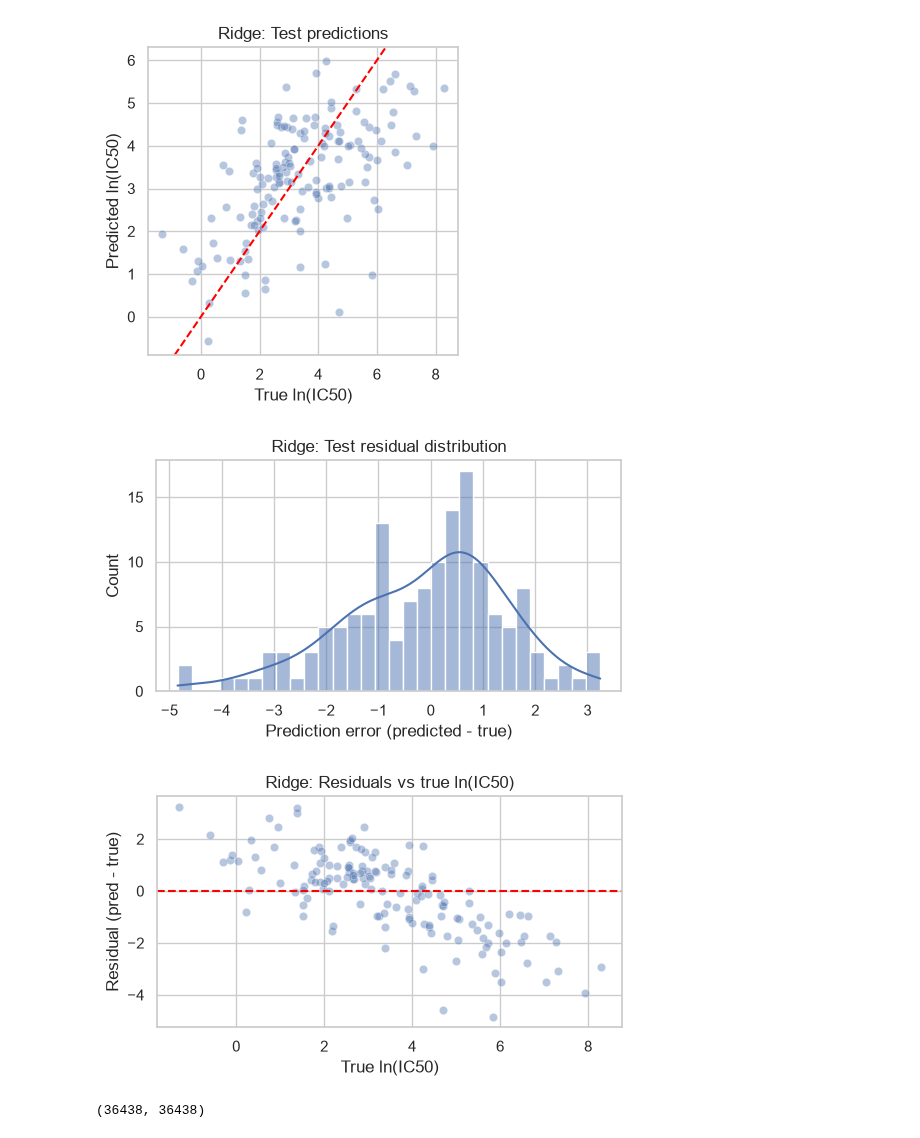
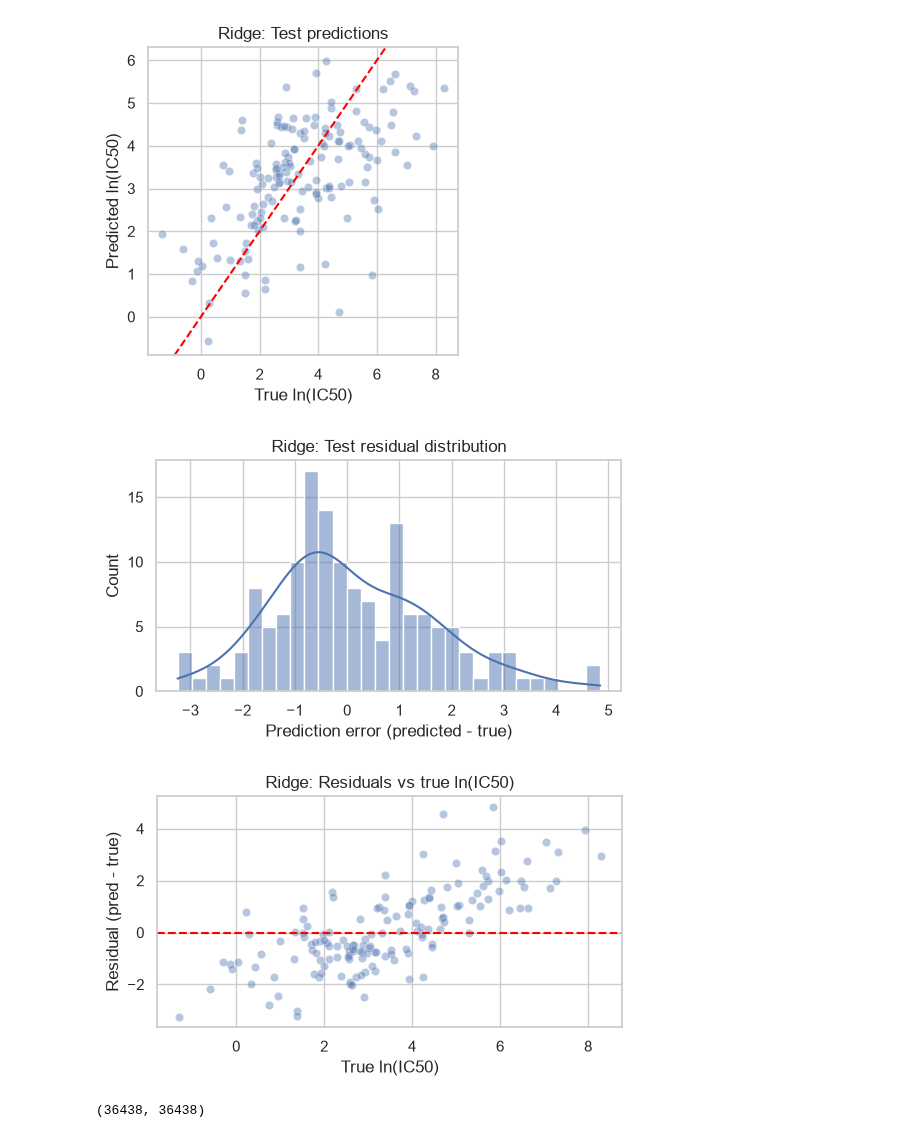
Before and after one commit to AarzuM39/gdsc-drug-response-project, a Jupyter notebook: notebooks/03_baseline_models.ipynb, the cells around one changed output. Saved outputs shown, nothing was run; the diff lists cells and outputs as text; code cells hidden in the pictures.

```diff
--- a/notebooks/03_baseline_models.ipynb
+++ b/notebooks/03_baseline_models.ipynb
@@ -120,24 +124,24 @@ plt.show()
 # %% [output]
 [figure]
 # %%
-# Residuals (test set) to see error structure:
+# Residuals (test set) to see error structure
 
-residuals = y_test_pred - y_test
+residuals = y_test - y_test_pred
 
 plt.figure(figsize=(6,3))
 sns.histplot(residuals, bins=30, kde=True)
 plt.xlabel("Prediction error (predicted - true)")
 plt.title("Ridge: Test residual distribution")
 plt.show()
 
 plt.figure(figsize=(6,3))
 sns.scatterplot(x=y_test, y=residuals, alpha=0.4)
 plt.axhline(0, color="red", linestyle="--")
 plt.xlabel("True ln(IC50)")
 plt.ylabel("Residual (pred - true)")
 plt.title("Ridge: Residuals vs true ln(IC50)")
 plt.show()
 # %% [output]
-[figure, old version]
+[figure, new version]
-[figure, old version]
+[figure, new version]
 # %%
```
Also changed, not shown: parts of 24 cells of this notebook, 7 other files.
